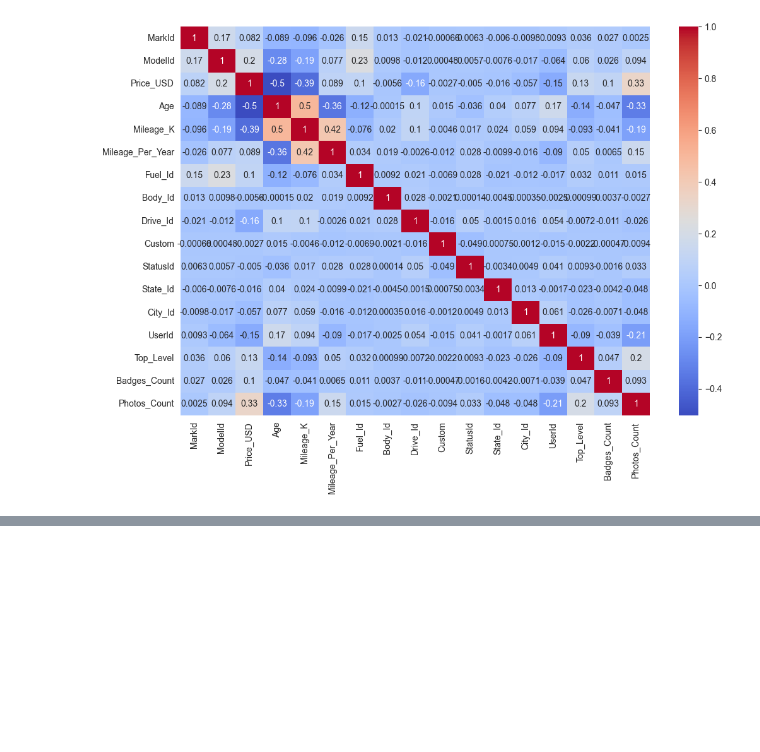
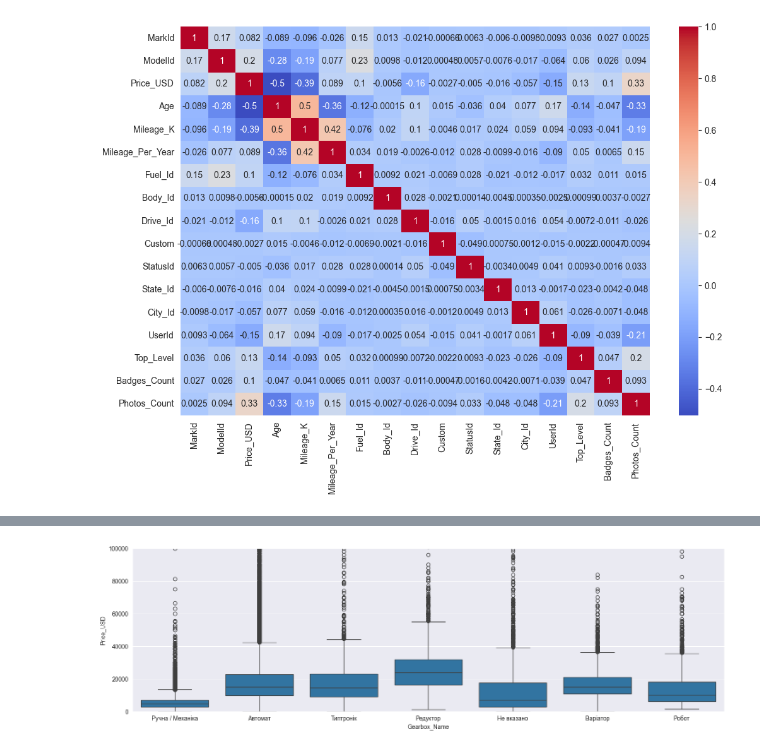
Before and after one commit to Chuchman-Dima/MarketScout, a Jupyter notebook: notebooks/main.ipynb, the cells around one changed output, grey strips where cells are left out. Saved outputs shown, nothing was run; the diff lists cells and outputs as text; code cells hidden in the pictures; blank space fills up the shorter version.

```diff
--- a/notebooks/main.ipynb
+++ b/notebooks/main.ipynb
@@ -239,0 +290,7 @@ plt.show()
+# %%
+plt.figure(figsize=(18, 5))
+sns.boxplot(data=df, x='Gearbox_Name', y='Price_USD')
+plt.ylim(0, 100000) # Відображаємо лише авто до 50 000 USD
+plt.show()
+# %% [output]
+[figure, added]
```
Also changed, not shown: parts of 5 cells of this notebook.
